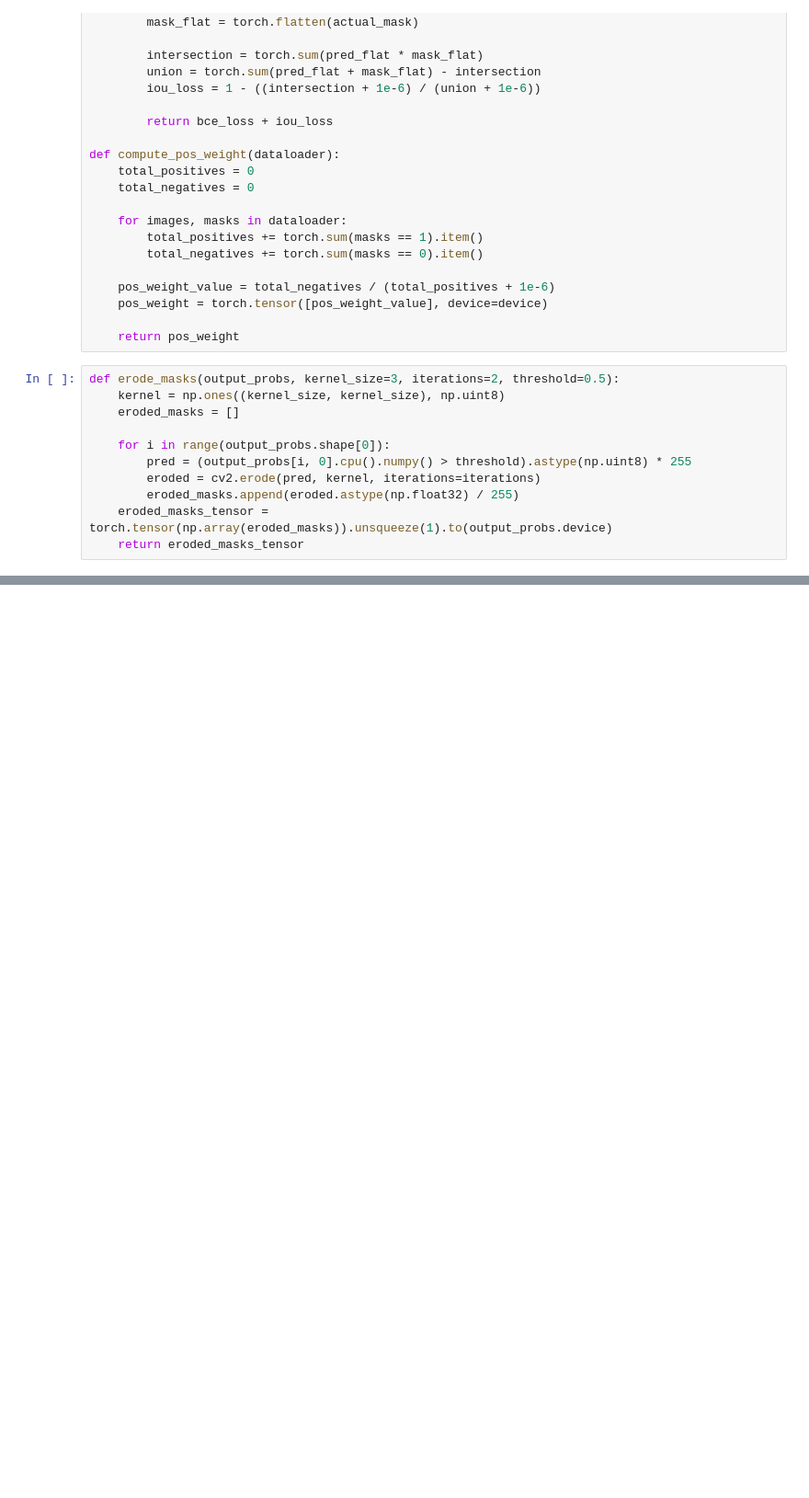
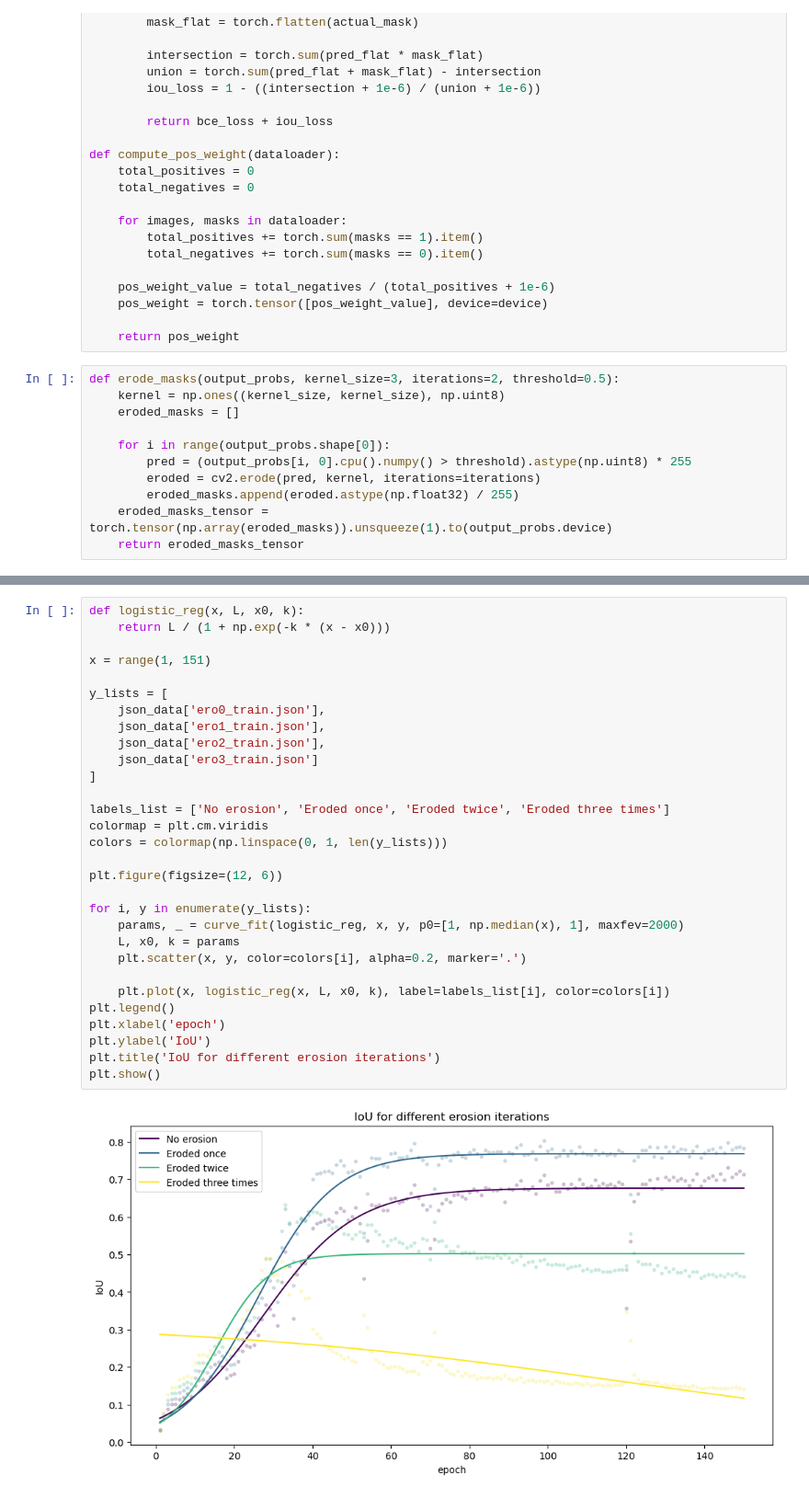
Before and after one commit to Clement1103/data_science_projects, a Jupyter notebook: DL_projects/spinal_cord_segmentation/gray_matter_segmentation.ipynb, the cells around one changed output, grey strips where cells are left out. Shown at 92% size. Cells and saved outputs as stored; diff of their text form; blank space fills up the shorter version.

```diff
--- a/DL_projects/spinal_cord_segmentation/gray_matter_segmentation.ipynb
+++ b/DL_projects/spinal_cord_segmentation/gray_matter_segmentation.ipynb
@@ -832,3 +755,35 @@ plt.plot(train_ious_er3, 'b', alpha=0.4)
+# %%
+def logistic_reg(x, L, x0, k):
+    return L / (1 + np.exp(-k * (x - x0)))
+
+x = range(1, 151)
+
+y_lists = [
+    json_data['ero0_train.json'],
+    json_data['ero1_train.json'],
+    json_data['ero2_train.json'],
+    json_data['ero3_train.json']
+]
+
+labels_list = ['No erosion', 'Eroded once', 'Eroded twice', 'Eroded three times']
+colormap = plt.cm.viridis
+colors = colormap(np.linspace(0, 1, len(y_lists)))
+
+plt.figure(figsize=(12, 6))
+
+for i, y in enumerate(y_lists):
+    params, _ = curve_fit(logistic_reg, x, y, p0=[1, np.median(x), 1], maxfev=2000)
+    L, x0, k = params
+    plt.scatter(x, y, color=colors[i], alpha=0.2, marker='.')
+
+    plt.plot(x, logistic_reg(x, L, x0, k), label=labels_list[i], color=colors[i])
+plt.legend()
+plt.xlabel('epoch')
+plt.ylabel('IoU')
+plt.title('IoU for different erosion iterations')
+plt.show()
+# %% [output]
+[figure, added]
 # %%
 with torch.no_grad():
     for batch in dataloader_test:
```
Also changed, not shown: parts of 21 cells of this notebook, 12 other files.
